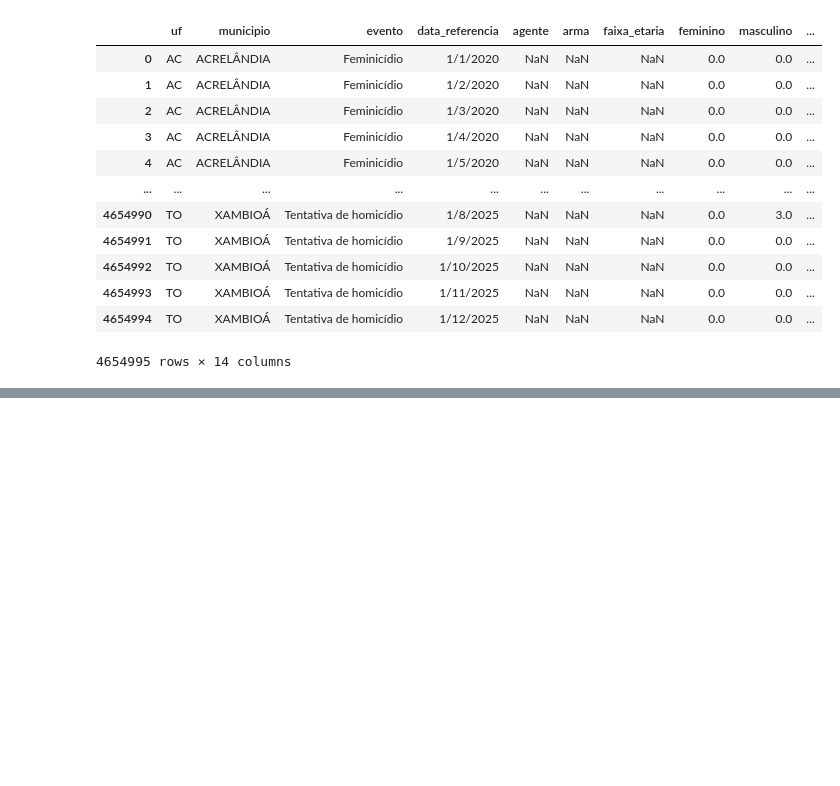
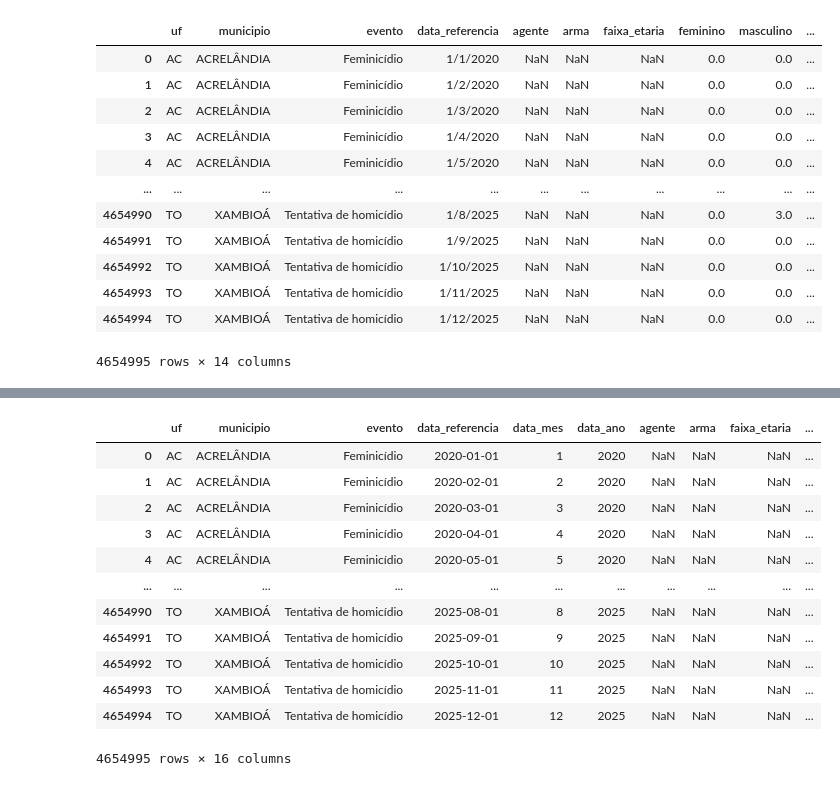
Before and after one commit to Marcelo-Silvestre/MVP_Machine_Learning_Analytics_PUCRIO_40530010056_20260_01, a Jupyter notebook: Notebooks/MVP_Machine_Learning_Previsao_Ocorrencias_Criminais-1.ipynb, the cells around one changed output, grey strips where cells are left out. Cells and saved outputs as stored; diff of their text form; code cells hidden in the pictures; blank space fills up the shorter version.

```diff
--- a/Notebooks/MVP_Machine_Learning_Previsao_Ocorrencias_Criminais-1.ipynb
+++ b/Notebooks/MVP_Machine_Learning_Previsao_Ocorrencias_Criminais-1.ipynb
@@ -44 +89,17 @@ df_criminal
+# %%
+df_criminal
+# %% [output]
+|  | uf | municipio | evento | data_referencia | data_mes | data_ano | agente | arma | faixa_etaria | ... |
+| 0 | AC | ACRELÂNDIA | Feminicídio | 2020-01-01 | 1 | 2020 | NaN | NaN | NaN | ... |
+| 1 | AC | ACRELÂNDIA | Feminicídio | 2020-02-01 | 2 | 2020 | NaN | NaN | NaN | ... |
+| 2 | AC | ACRELÂNDIA | Feminicídio | 2020-03-01 | 3 | 2020 | NaN | NaN | NaN | ... |
+| 3 | AC | ACRELÂNDIA | Feminicídio | 2020-04-01 | 4 | 2020 | NaN | NaN | NaN | ... |
+| 4 | AC | ACRELÂNDIA | Feminicídio | 2020-05-01 | 5 | 2020 | NaN | NaN | NaN | ... |
+| ... | ... | ... | ... | ... | ... | ... | ... | ... | ... | ... |
+| 4654990 | TO | XAMBIOÁ | Tentativa de homicídio | 2025-08-01 | 8 | 2025 | NaN | NaN | NaN | ... |
+| 4654991 | TO | XAMBIOÁ | Tentativa de homicídio | 2025-09-01 | 9 | 2025 | NaN | NaN | NaN | ... |
+| 4654992 | TO | XAMBIOÁ | Tentativa de homicídio | 2025-10-01 | 10 | 2025 | NaN | NaN | NaN | ... |
+| 4654993 | TO | XAMBIOÁ | Tentativa de homicídio | 2025-11-01 | 11 | 2025 | NaN | NaN | NaN | ... |
+| 4654994 | TO | XAMBIOÁ | Tentativa de homicídio | 2025-12-01 | 12 | 2025 | NaN | NaN | NaN | ... |
+4654995 rows × 16 columns
 # %%
```
Also changed, not shown: parts of 5 cells of this notebook.
